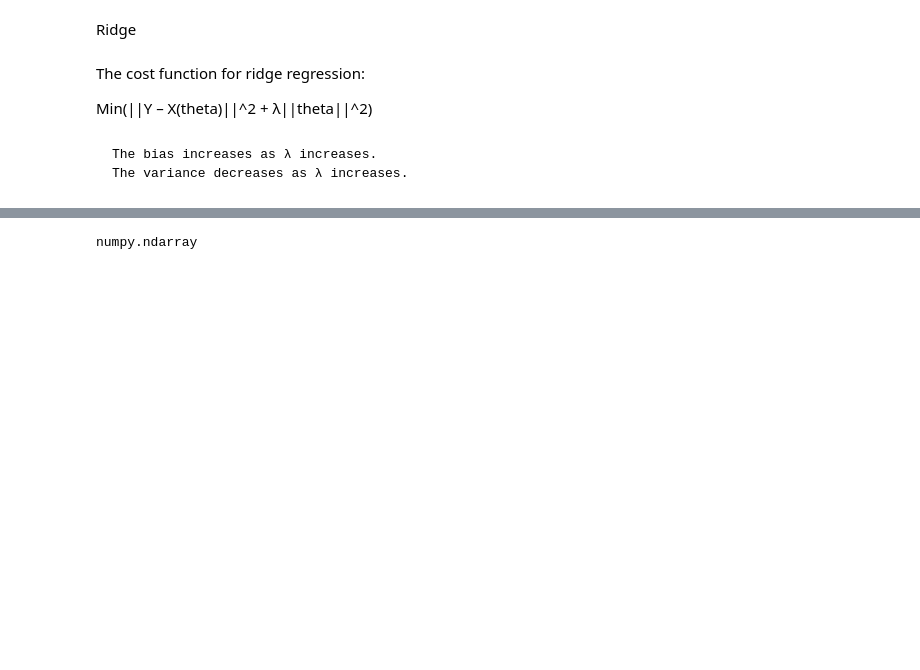
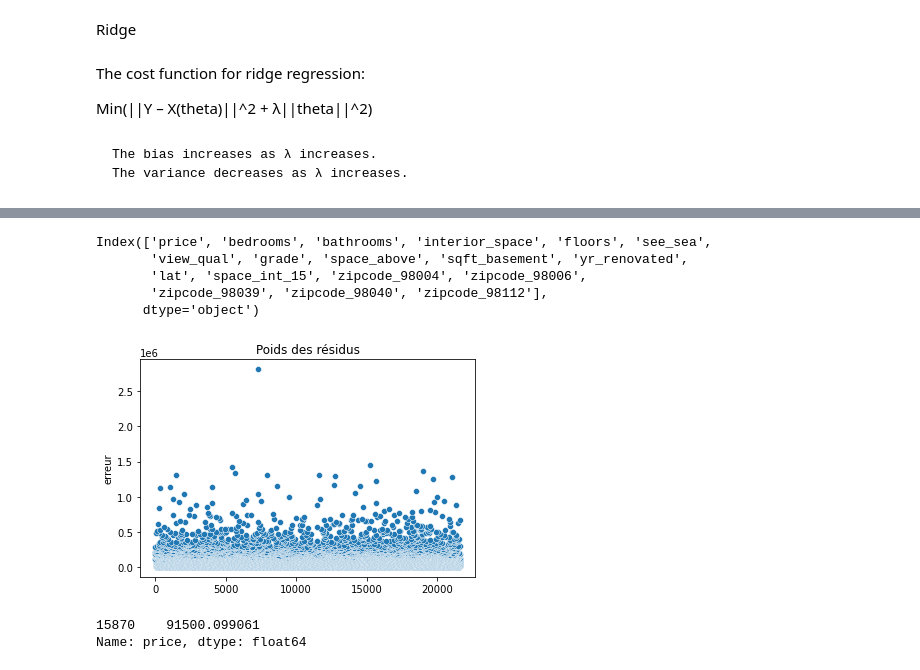
Before and after one commit to machtelinck/projet_final_sas, a Jupyter notebook: data.prepa.ipynb, the cells around one changed output, grey strips where cells are left out. Cells and saved outputs as stored; diff of their text form; code cells hidden in the pictures; blank space fills up the shorter version.

```diff
--- a/data.prepa.ipynb
+++ b/data.prepa.ipynb
@@ -11,7 +11,7 @@ from sklearn.linear_model import LinearRegression, Lasso
 from sklearn.model_selection import train_test_split
 from sklearn.compose import ColumnTransformer
 # %%
-df = pd.read_csv('df_cleared.csv')
+df = pd.read_csv('df_clear.csv')
 df1 = pd.read_csv('df_clear.csv')
 print(df.shape)
 print(df1.shape)
@@ -54,6 +52,9 @@ Min(||Y – X(theta)||^2 + λ||theta||^2)
     The bias increases as λ increases.
     The variance decreases as λ increases.
 # %%
+X = df.drop('price', axis=1)
+y = df.price
+X_train, X_test, y_train, y_test = train_test_split(X,y)
 num_col = list(X.select_dtypes(include=[float,int]).columns)
 cat_col = list(X.select_dtypes(include=[object]).columns)
 my_num_pipe = make_pipeline(StandardScaler(), PolynomialFeatures())
@@ -100,6 +99,2 @@ y_pred = my_pipe_lasso.predict(X_train)
 # %%
-residual = (y_train - y_pred)
+residual = (y_train - y_pred).abs().sort_values()
-# %%
-type(residual)
-# %% [output]
-numpy.ndarray
@@ -105,0 +103,8 @@ numpy.ndarray
+# %%
+df_cleaned.columns
+# %% [output]
+Index(['price', 'bedrooms', 'bathrooms', 'interior_space', 'floors', 'see_sea',
+       'view_qual', 'grade', 'space_above', 'sqft_basement', 'yr_renovated',
+       'lat', 'space_int_15', 'zipcode_98004', 'zipcode_98006',
+       'zipcode_98039', 'zipcode_98040', 'zipcode_98112'],
+      dtype='object')
@@ -105,0 +113,12 @@ numpy.ndarray
+# %%
+sns.scatterplot(residual.index, residual)
+plt.title('Poids des résidus')
+plt.ylabel('erreur')
+plt.show()
+# %% [output]
+[figure, added]
+# %%
+residual[residual.index == 15870]
+# %% [output]
+15870    91500.099061
+Name: price, dtype: float64
```
Also changed, not shown: parts of 20 cells of this notebook, 5 other files.
